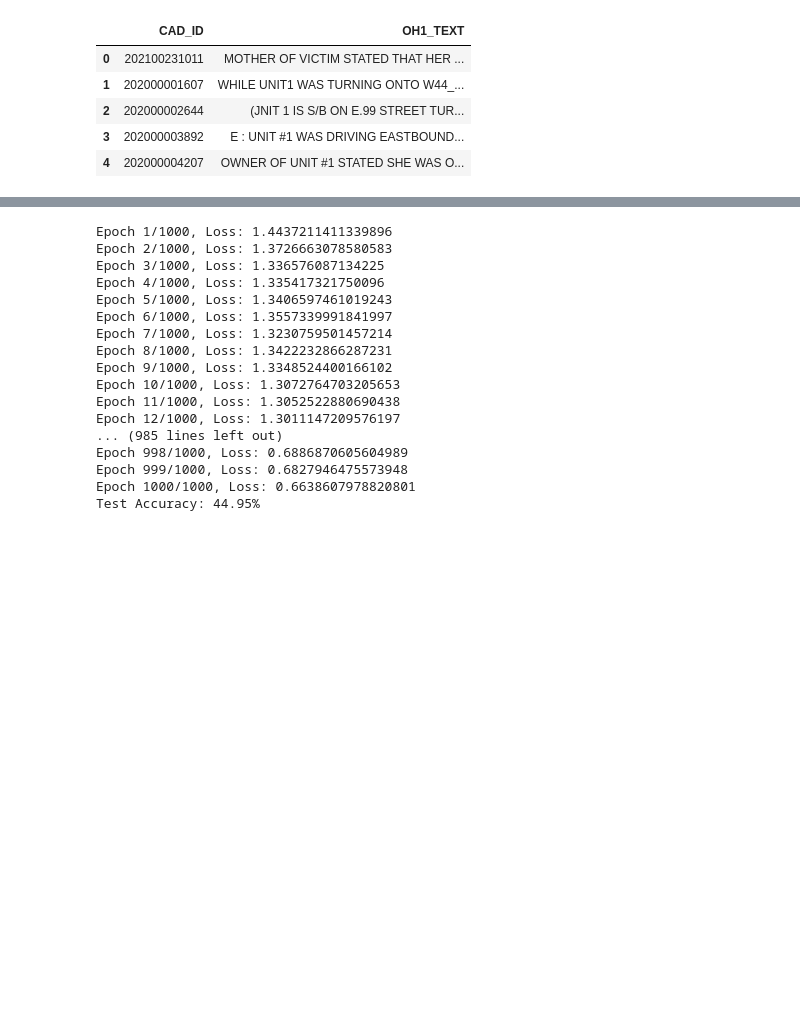
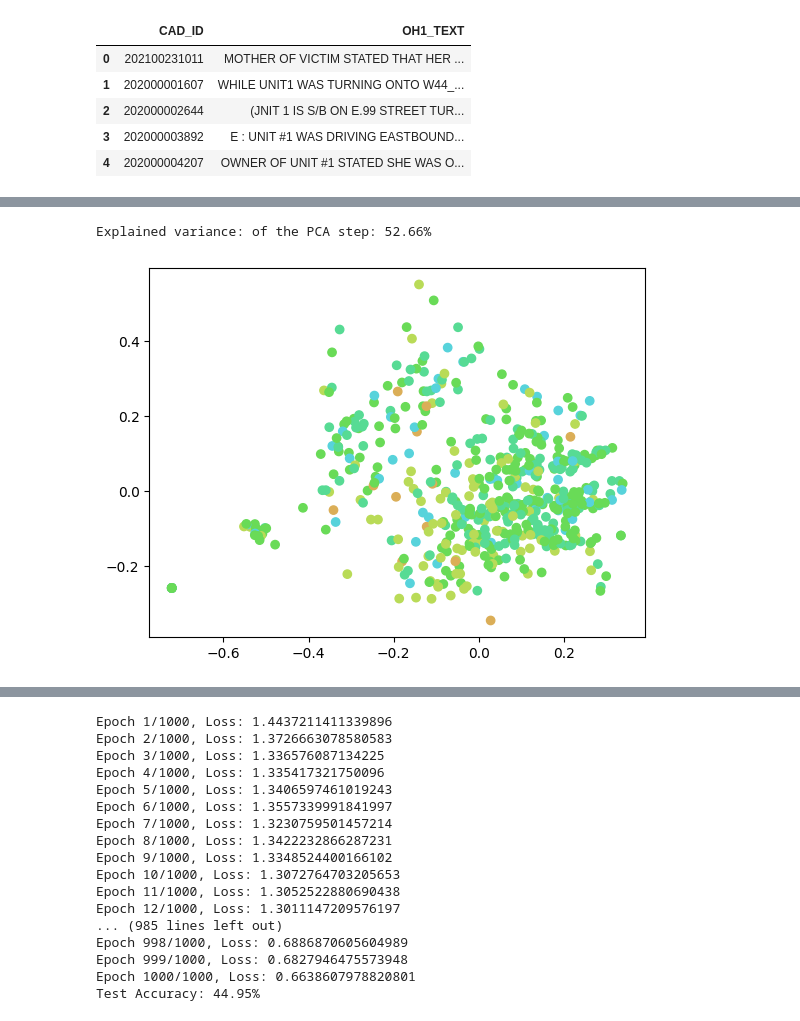
Before and after one commit to beardedDan/complete_collision_recorder, a Jupyter notebook: notebooks/preprocessing.ipynb, the cells around one changed output, grey strips where cells are left out. Drawn from its saved outputs; the diff is of its cells as text; code cells hidden in the pictures; blank space fills up the shorter version.

```diff
--- a/notebooks/preprocessing.ipynb
+++ b/notebooks/preprocessing.ipynb
@@ -151,0 +330,20 @@ final_merged_data['concatenated_text'] = final_merged_data.apply(concatenate_tex
+# %%
+from sklearn.decomposition import PCA
+import seaborn as sns
+import numpy as np
+
+components = 40
+
+palette = np.array(sns.color_palette("hls", 10))
+
+pca = PCA(n_components=components)
+pca.fit(dtm.toarray())
+pca_dtm = pca.transform(dtm.toarray())
+
+plt.scatter(pca_dtm[:, 0], pca_dtm[:, 1], c=palette[final_merged_data['CRASH_SEVERITY_CD'].astype(int)])
+
+explained_variance = pca.explained_variance_ratio_.sum()
+print(f"Explained variance: of the PCA step: {explained_variance*100:.2f}%")
+# %% [output]
+Explained variance: of the PCA step: 52.66%
+[figure, added]
```
Also changed, not shown: parts of 33 cells of this notebook, 4 other files.
